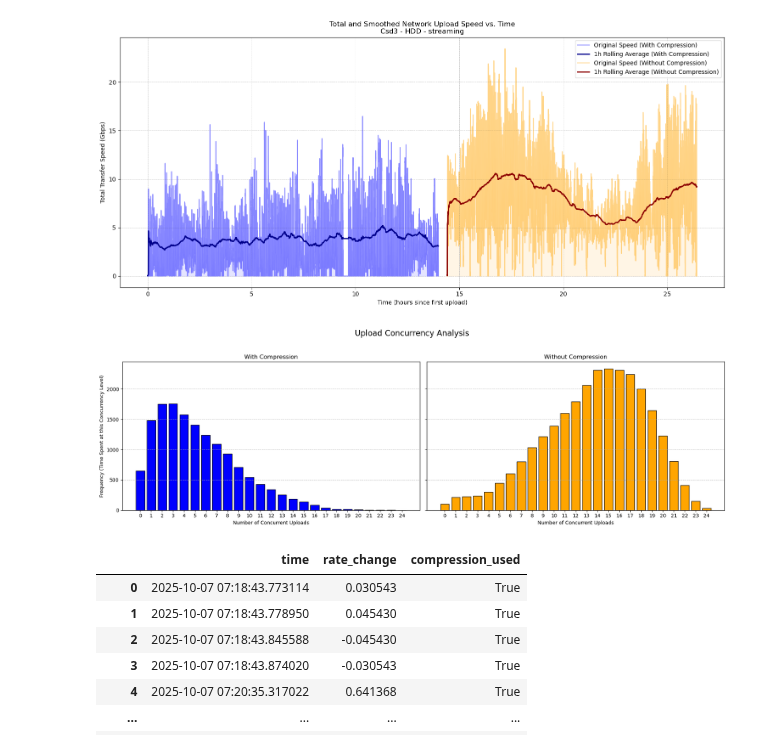
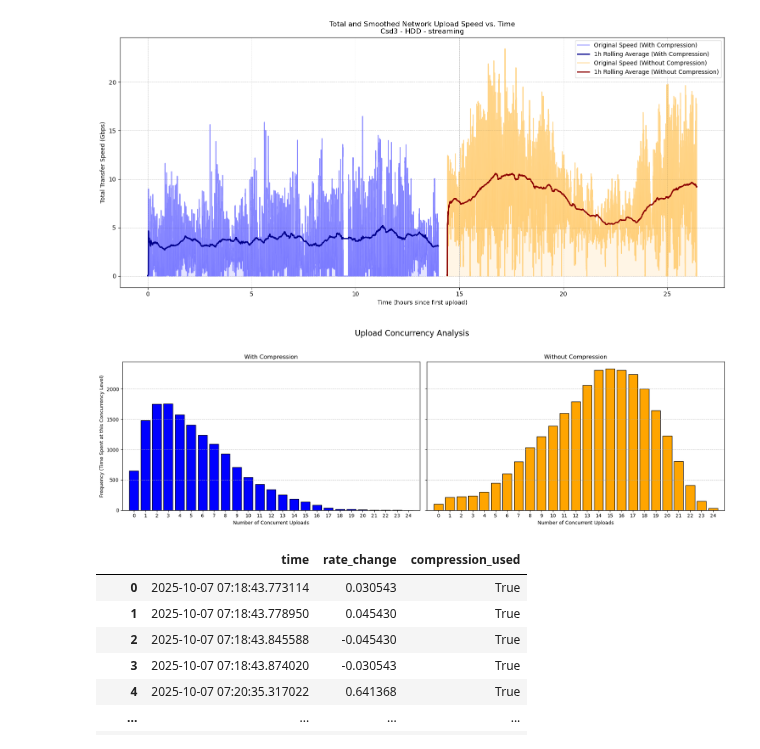
Before and after one commit to lsst-uk/csd3-echo-somerville, a Jupyter notebook: csd3-side/notebooks/transfer_speeds_from_log.ipynb, the cells around one changed output. Saved outputs shown, nothing was run; the diff lists cells and outputs as text; code cells hidden in the pictures.

```diff
--- a/csd3-side/notebooks/transfer_speeds_from_log.ipynb
+++ b/csd3-side/notebooks/transfer_speeds_from_log.ipynb
@@ -13,6 +13,6 @@ method = methods[1]
 # base_path = f'{os.environ["HOME"]}/{platform}-ral-dummy-test/{storage}/{method}'
 base_path = f'{os.environ["HOME"]}/csd3_wide_comp-vs-nocomp'
 # %%
-path = glob.glob(base_path+'/*.csv')[0]
+path = glob.glob(base_path+'/*.csv')[-1]
 path
 # %% [output]
@@ -769,37 +792,39 @@ if not comp_events_df.empty:
     # Determine the change in concurrency at each event (+1 for start, -1 for end)
     comp_events_df['concurrency_change'] = comp_events_df['rate_change'].apply(lambda x: 1 if x > 0 else -1)
     # Calculate the cumulative sum to find the number of concurrent uploads at any given time
     comp_events_df['concurrency'] = comp_events_df['concurrency_change'].cumsum()
 
     # Plot a histogram of the concurrency counts
     max_concurrency_comp = int(comp_events_df['concurrency'].max())
     axes[0].hist(comp_events_df['concurrency'], bins=range(0, max_concurrency_comp + 2), align='left', rwidth=0.8, edgecolor='black', color='blue')
     axes[0].set_title('With Compression')
     axes[0].set_xlabel('Number of Concurrent Uploads')
     axes[0].set_ylabel('Frequency (Time Spent at this Concurrency Level)')
-    axes[0].set_xticks(range(0, max_concurrency_comp + 1))
+    axes[0].set_xlim(-1, 25)
+    axes[0].set_xticks(np.arange(0, 25))
     axes[0].grid(axis='y', linestyle='--', alpha=0.7)
 
 # --- Plot for "Without Compression" ---
 nocomp_events_df = events_df[events_df['compression_used'] == False].copy()
 if not nocomp_events_df.empty:
     # Determine the change in concurrency at each event (+1 for start, -1 for end)
     nocomp_events_df['concurrency_change'] = nocomp_events_df['rate_change'].apply(lambda x: 1 if x > 0 else -1)
     # Calculate the cumulative sum to find the number of concurrent uploads at any given time
     nocomp_events_df['concurrency'] = nocomp_events_df['concurrency_change'].cumsum()
 
     # Plot a histogram of the concurrency counts
     max_concurrency_nocomp = int(nocomp_events_df['concurrency'].max())
     axes[1].hist(nocomp_events_df['concurrency'], bins=range(0, max_concurrency_nocomp + 2), align='left', rwidth=0.8, edgecolor='black', color='orange')
     axes[1].set_title('Without Compression')
     axes[1].set_xlabel('Number of Concurrent Uploads')
-    axes[1].set_xticks(range(0, max_concurrency_nocomp + 1))
+    axes[1].set_xlim(-1, 25)
+    axes[1].set_xticks(np.arange(0, 25))
     axes[1].grid(axis='y', linestyle='--', alpha=0.7)
 
 plt.tight_layout(rect=[0, 0.03, 1, 0.95]) # Adjust layout to make room for suptitle
-plt.show()
+plt.savefig(os.path.expanduser(f'{base_path}/upload_concurrency_{platform}_{storage}_{method}.png'))
 # %% [output]
-[figure, old version]
+[figure, new version]
 # %%
 events_df
 # %% [output]
```
Also changed, not shown: parts of 4 cells of this notebook, 1 other file.
